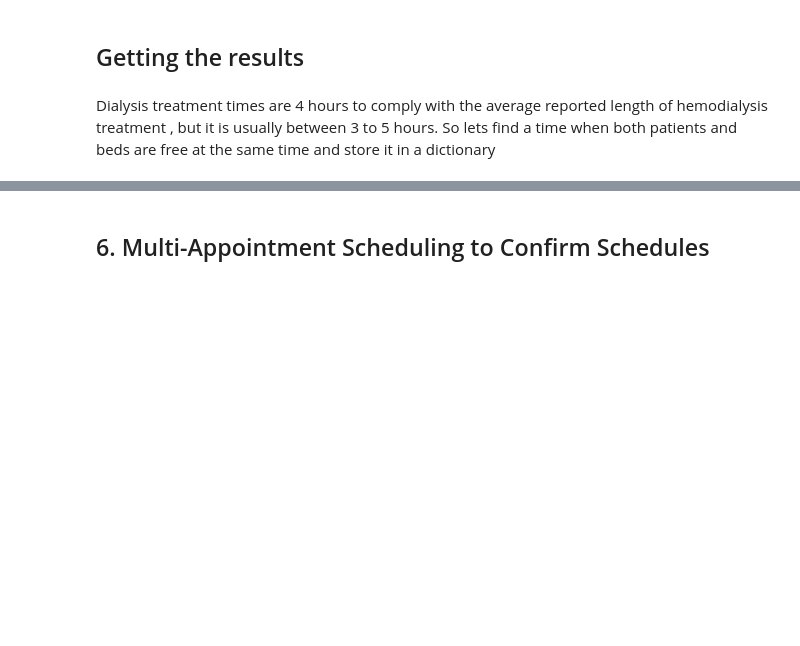
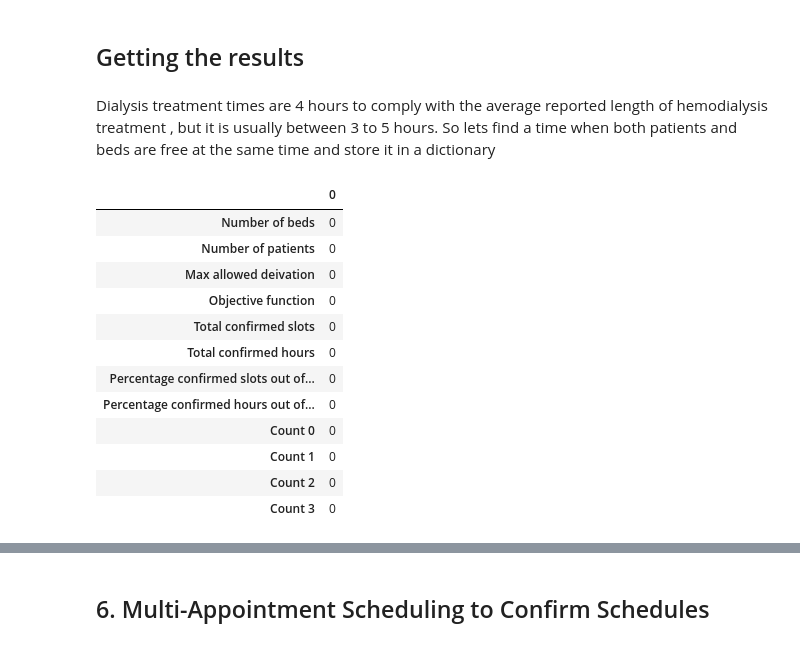
Before and after one commit to clarissanjani/Multi-ApptScheduling-HemodialysisCenters, a Jupyter notebook: Anjani_SimulatedAnnealingCode.ipynb, the cells around one changed output, grey strips where cells are left out. Saved outputs shown, nothing was run; the diff lists cells and outputs as text; code cells hidden in the pictures; blank space fills up the shorter version.

```diff
--- a/Anjani_SimulatedAnnealingCode.ipynb
+++ b/Anjani_SimulatedAnnealingCode.ipynb
@@ -961,3 +940,40 @@ b2
 ## Getting the results
 # %% [markdown]
 Dialysis treatment times are 4 hours to comply with the average reported length of hemodialysis treatment , but it is usually between 3 to 5 hours. So lets find a time when both patients and beds are free at the same time and store it in a dictionary
+# %%
+initial_rows = [
+    "Number of beds",
+    "Number of patients",
+    "Max allowed deivation",
+    "Objective function",
+    "Total confirmed slots",
+    "Total confirmed hours",
+    "Percentage confirmed slots out of prescribed",
+    "Percentage confirmed hours out of prescribed",
+    "Count 0",
+    "Count 1",
+    "Count 2",
+    "Count 3"
+]
+# %%
+FCFS_df = pd.DataFrame({str(0):
+                   [0, 0, 0, 0, 0, 0, 0, 0, 0, 0, 0, 0]
+                   },
+                  index = [initial_rows]
+                  )
+# %%
+FCFS_df
+# %% [output]
+|  | 0 |
+| Number of beds | 0 |
+| Number of patients | 0 |
+| Max allowed deivation | 0 |
+| Objective function | 0 |
+| Total confirmed slots | 0 |
+| Total confirmed hours | 0 |
+| Percentage confirmed slots out of... | 0 |
+| Percentage confirmed hours out of... | 0 |
+| Count 0 | 0 |
+| Count 1 | 0 |
+| Count 2 | 0 |
+| Count 3 | 0 |
```
Also changed, not shown: parts of 61 cells of this notebook, 4 other files.
